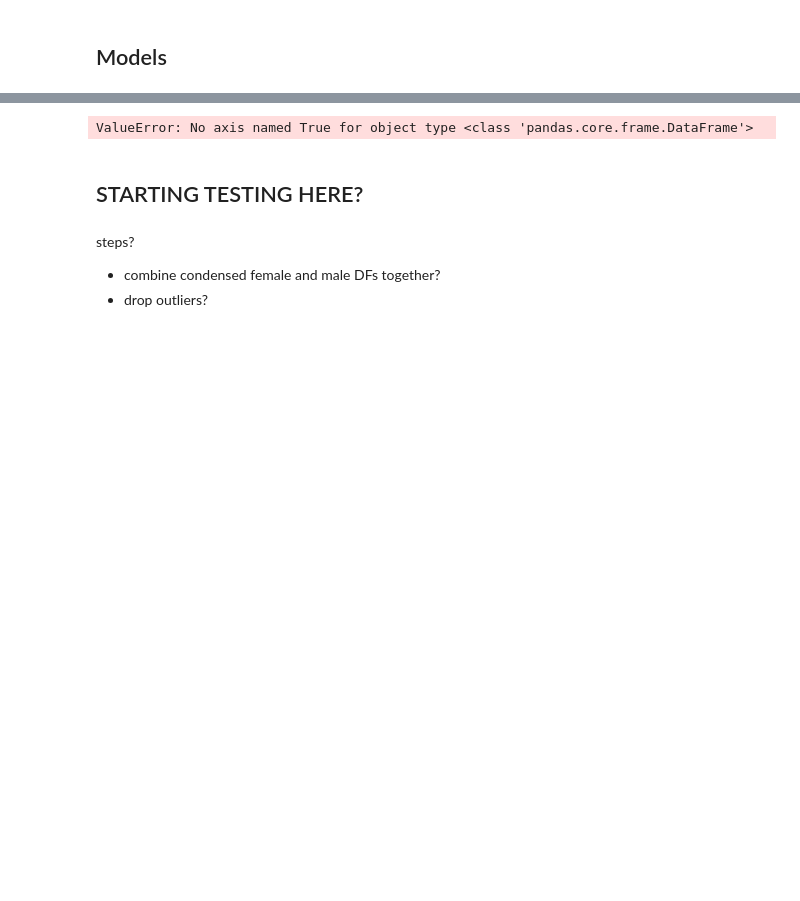
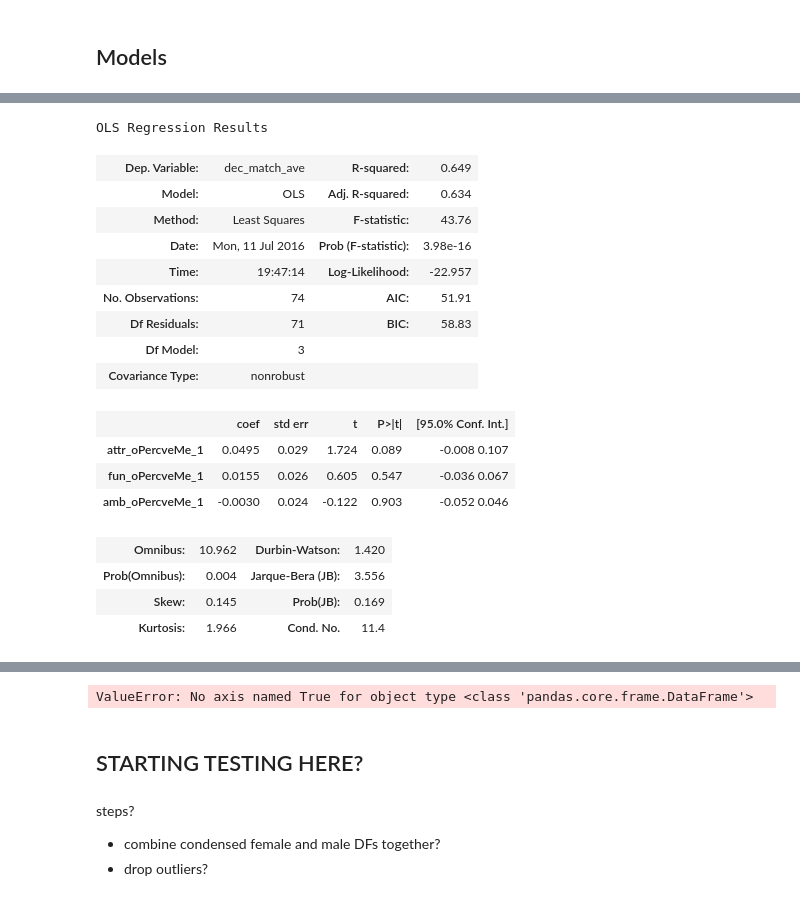
Before and after one commit to MirandaRemmer/DS-SF-23-work, a Jupyter notebook: final-project - MR/4/SpeedDatingDataset_FinalProject_REMMER_draft3.ipynb, the cells around one changed output, grey strips where cells are left out. Saved outputs shown, nothing was run; the diff lists cells and outputs as text; code cells hidden in the pictures; blank space fills up the shorter version.

```diff
--- a/final-project - MR/4/SpeedDatingDataset_FinalProject_REMMER_draft3.ipynb
+++ b/final-project - MR/4/SpeedDatingDataset_FinalProject_REMMER_draft3.ipynb
@@ -2089,0 +2159,25 @@ OLS Regression Results
+# %%
+# remove intel (Which was weak) and then sinc (which was also weak but a bit less so)
+
+model = smf.ols(formula = 'dec_match_ave ~ 0+ attr_oPercveMe_1 + fun_oPercveMe_1 + amb_oPercveMe_1', data = subsetdf_OPME1).fit()
+
+model.summary()
+# %% [output]
+OLS Regression Results
+| Dep. Variable: | dec_match_ave | R-squared: | 0.649 |
+| Model: | OLS | Adj. R-squared: | 0.634 |
+| Method: | Least Squares | F-statistic: | 43.76 |
+| Date: | Mon, 11 Jul 2016 | Prob (F-statistic): | 3.98e-16 |
+| Time: | 19:47:14 | Log-Likelihood: | -22.957 |
+| No. Observations: | 74 | AIC: | 51.91 |
+| Df Residuals: | 71 | BIC: | 58.83 |
+| Df Model: | 3 |  |  |
+| Covariance Type: | nonrobust |  |  |
+|  | coef | std err | t | P>|t| | [95.0% Conf. Int.] |
+| attr_oPercveMe_1 | 0.0495 | 0.029 | 1.724 | 0.089 | -0.008 0.107 |
+| fun_oPercveMe_1 | 0.0155 | 0.026 | 0.605 | 0.547 | -0.036 0.067 |
+| amb_oPercveMe_1 | -0.0030 | 0.024 | -0.122 | 0.903 | -0.052 0.046 |
+| Omnibus: | 10.962 | Durbin-Watson: | 1.420 |
+| Prob(Omnibus): | 0.004 | Jarque-Bera (JB): | 3.556 |
+| Skew: | 0.145 | Prob(JB): | 0.169 |
+| Kurtosis: | 1.966 | Cond. No. | 11.4 |
```
Also changed, not shown: parts of 22 cells of this notebook, 1 other file.
